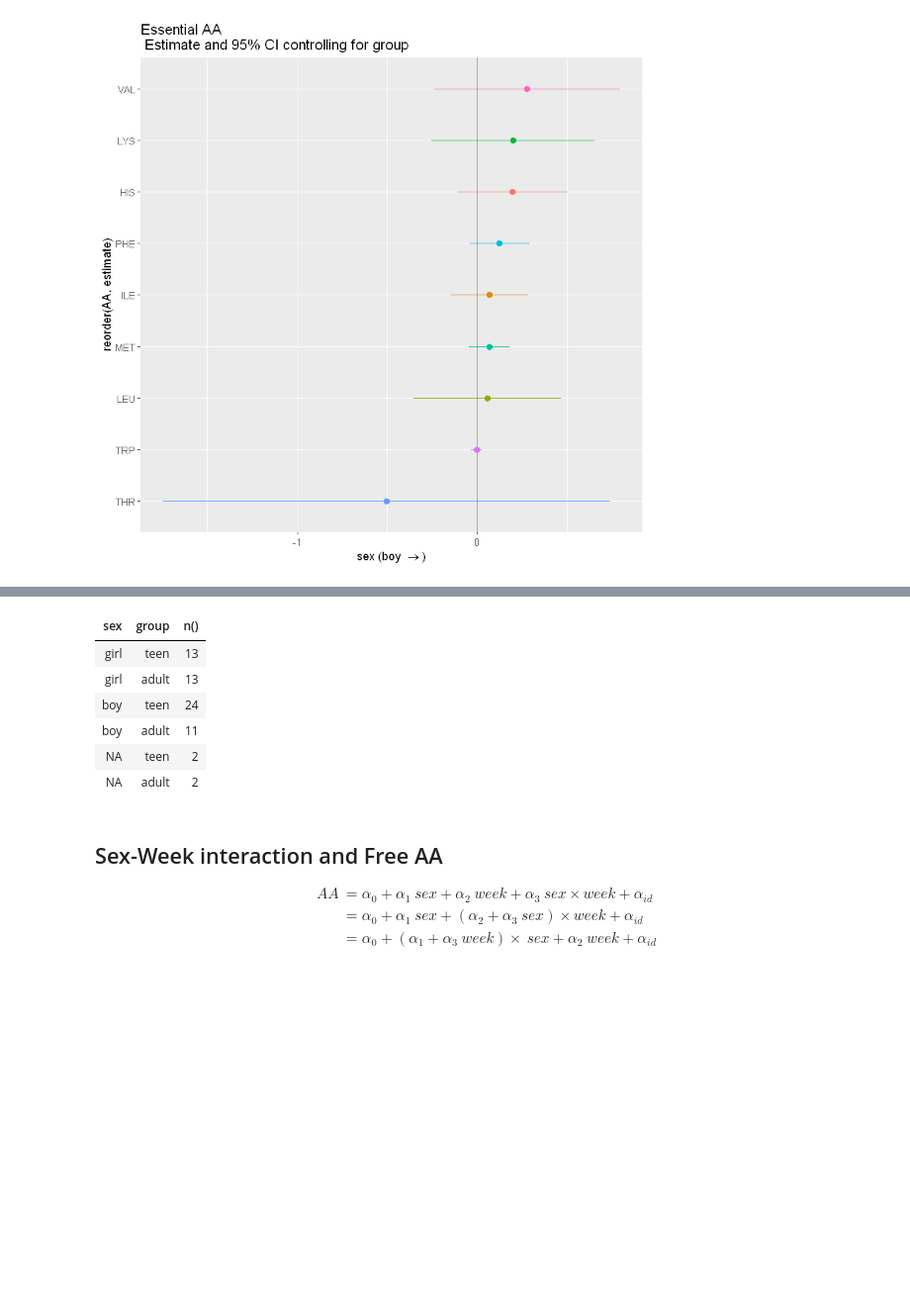
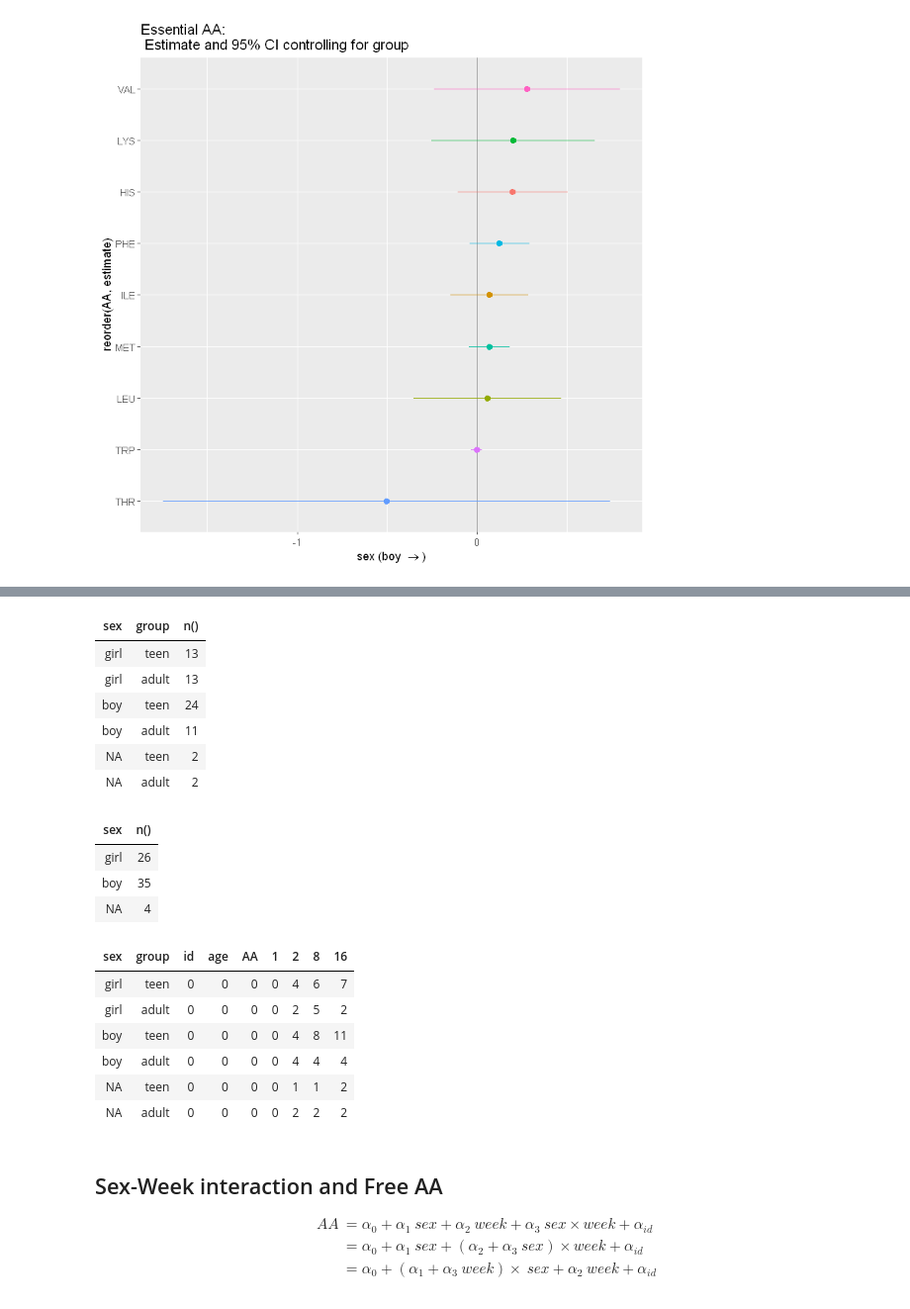
Before and after one commit to notblank/AA-leche-humana, a Jupyter notebook: Report Plots Part I.ipynb, the cells around one changed output, grey strips where cells are left out. Shown at 99% size. Saved outputs shown, nothing was run; the diff lists cells and outputs as text; code cells hidden in the pictures; blank space fills up the shorter version.

```diff
--- a/Report Plots.ipynb
+++ b/Report Plots Part I.ipynb
@@ -759,13 +760,28 @@ ggplot(sexCoef_NE_G, aes(x = AA, y = estimate, color = AA)) +
-# %%
-AA_E %>% group_by(sex, group) %>% summarise(n())
-# %% [output]
-| sex | group | n() |
-| girl | teen | 13 |
-| girl | adult | 13 |
-| boy | teen | 24 |
-| boy | adult | 11 |
-| NA | teen | 2 |
-| NA | adult | 2 |
+# %%
+AA_E %>% group_by(sex, group) %>% summarise(n())
+AA_E %>% group_by(sex) %>% summarise(n())
+
+AA_E_Long %>% filter(AA == 'HIS') %>% select(-weekNames) %>% spread(week, level) %>%
+    group_by(sex, group) %>% summarise_all(funs(sum(is.na(.))))
+# %% [output]
+| sex | group | n() |
+| girl | teen | 13 |
+| girl | adult | 13 |
+| boy | teen | 24 |
+| boy | adult | 11 |
+| NA | teen | 2 |
+| NA | adult | 2 |
+| sex | n() |
+| girl | 26 |
+| boy | 35 |
+| NA | 4 |
+| sex | group | id | age | AA | 1 | 2 | 8 | 16 |
+| girl | teen | 0 | 0 | 0 | 0 | 4 | 6 | 7 |
+| girl | adult | 0 | 0 | 0 | 0 | 2 | 5 | 2 |
+| boy | teen | 0 | 0 | 0 | 0 | 4 | 8 | 11 |
+| boy | adult | 0 | 0 | 0 | 0 | 4 | 4 | 4 |
+| NA | teen | 0 | 0 | 0 | 0 | 1 | 1 | 2 |
+| NA | adult | 0 | 0 | 0 | 0 | 2 | 2 | 2 |
 # %% [markdown]
 ## Sex-Week interaction and Free AA
 
```
Also changed, not shown: parts of 5 cells of this notebook, 9 other files.
